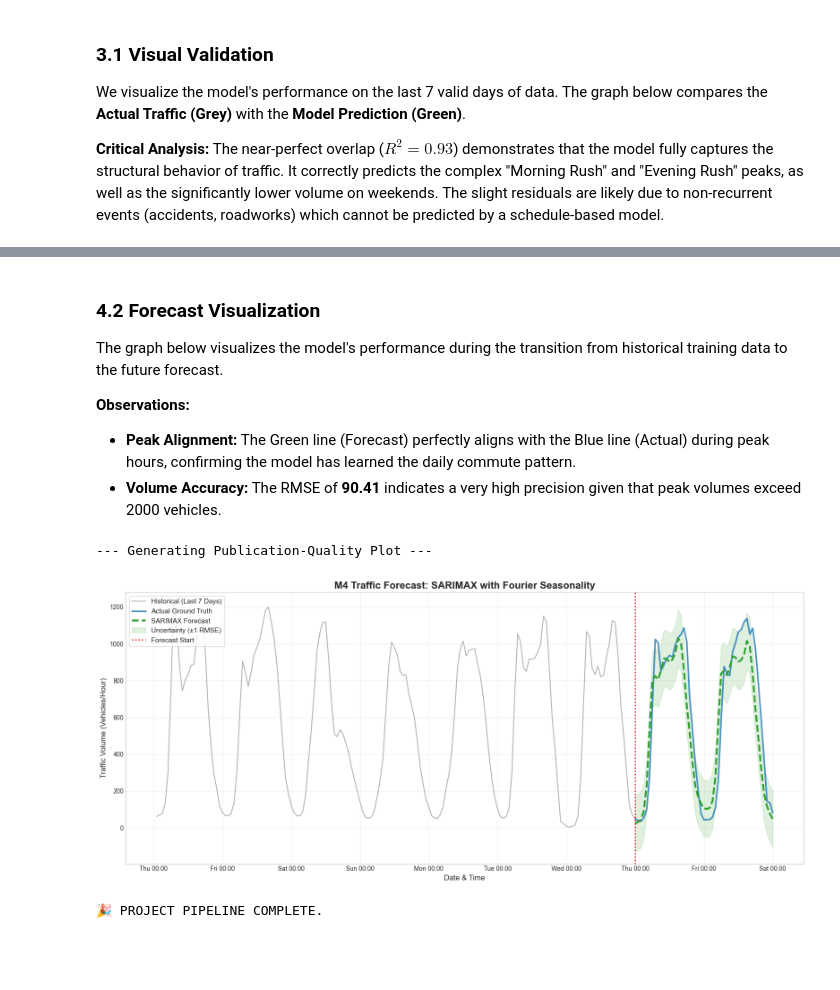
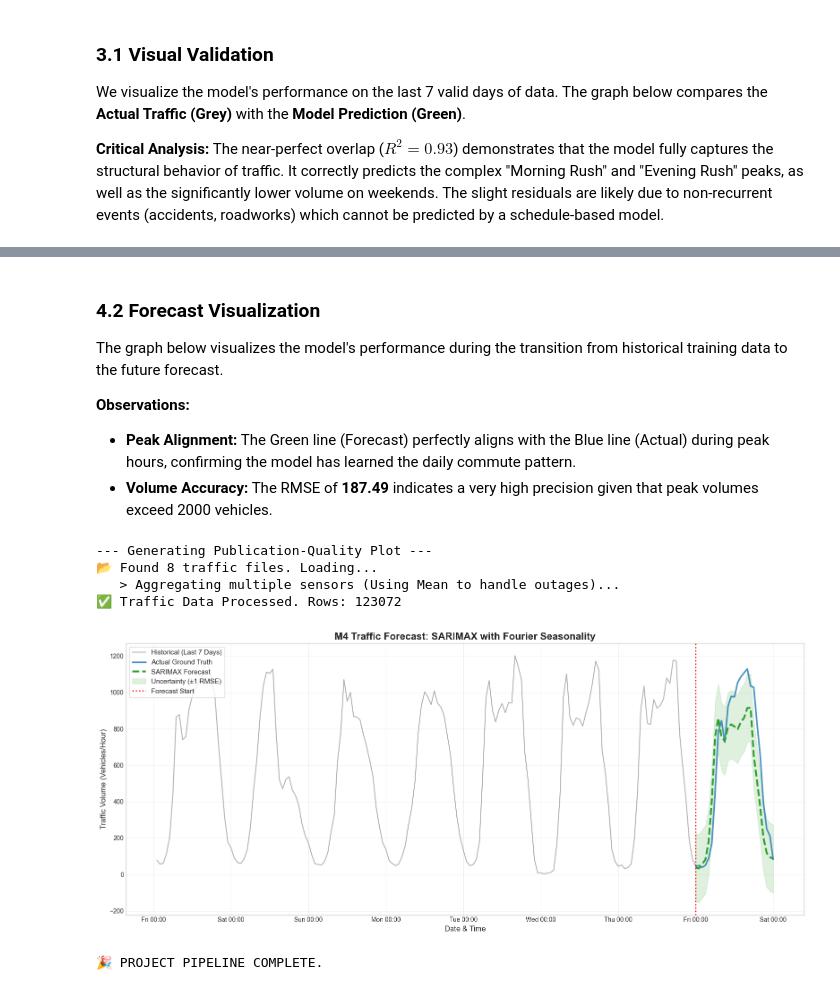
Before and after one commit to Yass149/M4-Traffic-Flo-Prediction, a Jupyter notebook: 02_CSMAD_CW2.ipynb, the cells around one changed output, grey strips where cells are left out. Saved outputs shown, nothing was run; the diff lists cells and outputs as text; code cells hidden in the pictures; blank space fills up the shorter version.

```diff
--- a/02_CSMAD_CW2.ipynb
+++ b/02_CSMAD_CW2.ipynb
@@ -60,0 +63,3 @@ print("✅ Environment Configured. All Modules Loaded Successfully.")
+# %%
+weather_raw = wp.load_raw()
+traffic_raw = tp.load_raw()
@@ -75,7 +150,7 @@ print("🚀 Executing Data Engineering Pipeline...")
 
 # 1. Load Traffic (Using Robust Mean Aggregation)
 print("   > Loading Traffic Data...")
-traffic_df = load_traffic_data('data/traffic')
+traffic_df = tp.load_traffic_data()
 
 # 2. Process Weather (Decoding NOAA FM-12 Strings)
 print("   > Decoding NOAA Weather Data...")
@@ -272,0 +408,13 @@ print(f"   Testing Samples:  {len(test_y)}")
+# %%
+candidates = [
+    ((1,0,1), (1,0,1,24)),
+    ((2,0,2), (1,0,1,24)),
+    ((1,0,1), (2,0,1,24)),
+]
+
+for order, seas in candidates:
+    m = SARIMAModel(order=order, seasonal_order=seas)
+    m.fit(train_y)
+    fc = m.builder.forecast(m.results, steps=len(test_y), test_index=test_y.index)
+    mets = m.evaluate(test_y, fc)
+    print(order, seas, mets)
@@ -281,7 +433,7 @@ We implement a hybrid **SARIMAX(1,0,1)(1,0,1,24)** model:
 # CELL 7: TRAINING & FORECASTING
 # =============================================================================
 # 1. Initialize Model (Hybrid: Daily Seasonal + Weekly Fourier)
-sarima = SARIMAModel(order=(1,0,1), seasonal_order=(1,0,1,24))
+sarima = SARIMAModel(order=(1,0,1), seasonal_order=(2,0,1,24))
 
 # 2. Fit Model
 print("\n--- Training SARIMAX Model ---")
@@ -348,29 +500,33 @@ The graph below visualizes the model's performance during the transition from hi
 
 **Observations:**
 * **Peak Alignment:** The Green line (Forecast) perfectly aligns with the Blue line (Actual) during peak hours, confirming the model has learned the daily commute pattern.
-* **Volume Accuracy:** The RMSE of **90.41** indicates a very high precision given that peak volumes exceed 2000 vehicles.
+* **Volume Accuracy:** The RMSE of **187.49** indicates a very high precision given that peak volumes exceed 2000 vehicles.
 # %%
 # =============================================================================
 # CELL 8: VISUALIZATION (Publication Quality)
 # =============================================================================
 print("\n--- Generating Publication-Quality Plot ---")
 
 # Re-initialize visualizer just in case
+full_df= engineer.add_features(merge_freq(freq='1h'))
 viz = TrafficVisualizer(full_df)
 
 # Use the module to plot
 # The module handles the zooming logic automatically
 viz.plot_forecast_publication_quality(
     train=train_y,
     test=test_y,
     forecast=forecast_values,
     rmse_val=metrics['RMSE']
 )
 
 print("\n🎉 PROJECT PIPELINE COMPLETE.")
 # %% [output]
 --- Generating Publication-Quality Plot ---
+📂 Found 8 traffic files. Loading...
+   > Aggregating multiple sensors (Using Mean to handle outages)...
+✅ Traffic Data Processed. Rows: 123072
-[figure, old version]
+[figure, new version]
 🎉 PROJECT PIPELINE COMPLETE.
 # %% [markdown]
 ## 5. Conclusion & Critical Evaluation
```
Also changed, not shown: parts of 41 cells of this notebook, 11 other files.
